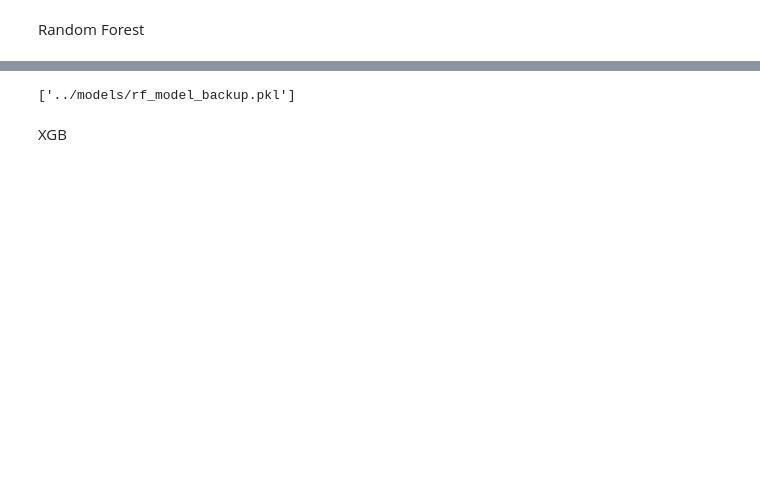
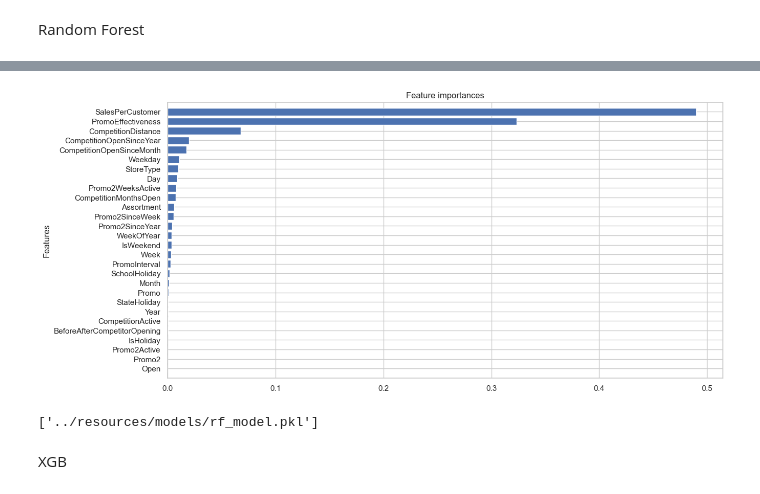
Before and after one commit to Khayo-7/10Academy-Kifiya-Week-4, a Jupyter notebook: notebooks/modeling.ipynb, the cells around one changed output, grey strips where cells are left out. Cells and saved outputs as stored; diff of their text form; code cells hidden in the pictures; blank space fills up the shorter version.

```diff
--- a/notebooks/modeling.ipynb
+++ b/notebooks/modeling.ipynb
@@ -221,10 +337,12 @@ plot_actual_vs_predicted(y_train, y_pred_train_rf, "Validation Set")
 # %%
 importances = rf_model.feature_importances_
 # std = np.std([importances for tree in rf_model.estimators_], axis=0)
 # np.sqrt(np.mean( (y_val - y_pred_val)**2 ))
 
 # Plot the feature importances of the forest
-plot_feature_importances(X_train, importances)
+plot_feature_importances(X, importances)
+# %% [output]
+[figure, added]
 # %%
 param_grid_rf = {
     'n_estimators': [100, 200, 300, 400, 500],
@@ -244,9 +362,9 @@ evaluate_model(y_train, y_pred_train_rf_tuned)
 # Plot results
 plot_actual_vs_predicted(y_train, y_pred_train_rf_tuned, "Validation Set")
 # %%
-joblib.dump(rf_model, "../models/rf_model.pkl")
+joblib.dump(rf_model, "../resources/models/rf_model.pkl")
 # %% [output]
-['../models/rf_model_backup.pkl']
+['../resources/models/rf_model.pkl']
 # %% [markdown]
 XGB
 # %%
```
Also changed, not shown: parts of 54 cells of this notebook, 7 other files.
